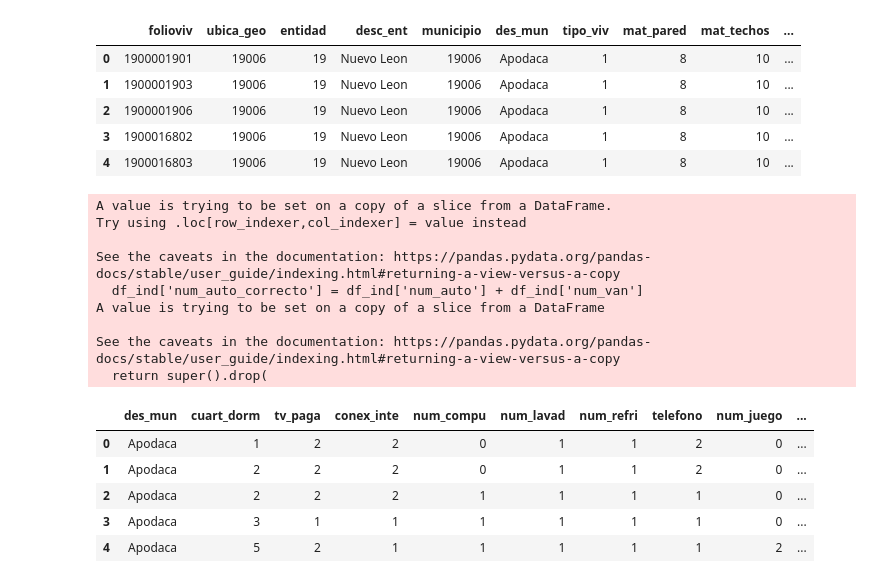
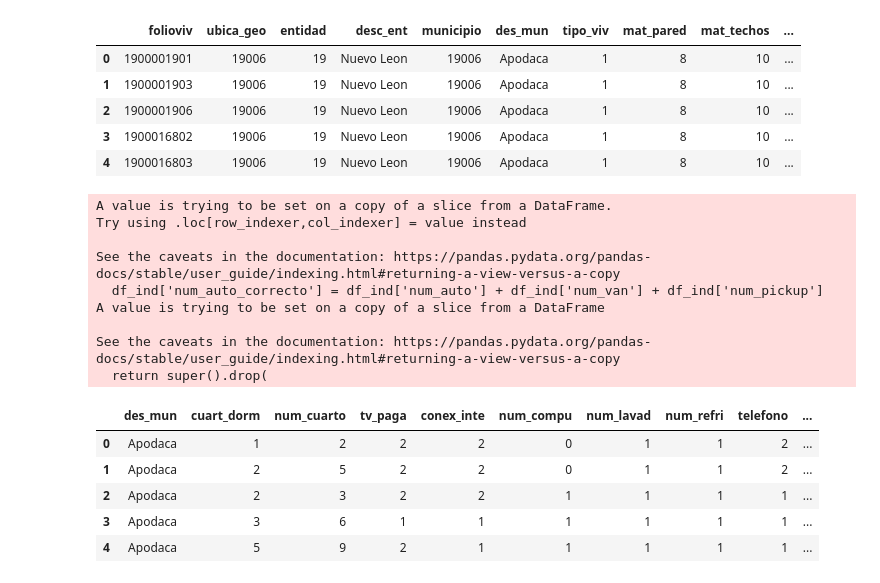
Before and after one commit to juanantoniomschz/itesm_segregacion, a Jupyter notebook: notebooks/limpieza_enigh.ipynb, the cells around one changed output. Cells and saved outputs as stored; diff of their text form; code cells hidden in the pictures.

```diff
--- a/notebooks/limpieza_enigh.ipynb
+++ b/notebooks/limpieza_enigh.ipynb
@@ -106,29 +106,29 @@ df_inegi.head()
 | 3 | 1900016802 | 19006 | 19 | Nuevo Leon | 19006 | Apodaca | 1 | 8 | 10 | ... |
 | 4 | 1900016803 | 19006 | 19 | Nuevo Leon | 19006 | Apodaca | 1 | 8 | 10 | ... |
 # %%
-cols = ['des_mun', 'cuart_dorm', 'tv_paga', 'conex_inte', 'num_compu', 'num_lavad', 'num_refri',
-       'telefono', 'num_auto','num_van','num_juego', 'ing_cor']
+cols = ['des_mun', 'cuart_dorm', 'num_cuarto', 'tv_paga', 'conex_inte', 'num_compu', 'num_lavad', 'num_refri',
+       'telefono', 'num_auto','num_van', 'num_pickup','num_juego', 'ing_cor']
 
 df_ind = df_inegi[cols]
-df_ind['num_auto_correcto'] = df_ind['num_auto'] + df_ind['num_van']
-df_ind.drop(['num_auto','num_van'], 1, inplace = True)
+df_ind['num_auto_correcto'] = df_ind['num_auto'] + df_ind['num_van'] + df_ind['num_pickup']
+df_ind.drop(['num_auto','num_van','num_pickup'], 1, inplace = True)
 df_ind.head()
 # %% [output]
 A value is trying to be set on a copy of a slice from a DataFrame.
 Try using .loc[row_indexer,col_indexer] = value instead
 
 See the caveats in the documentation: https://pandas.pydata.org/pandas-docs/stable/user_guide/indexing.html#returning-a-view-versus-a-copy
-  df_ind['num_auto_correcto'] = df_ind['num_auto'] + df_ind['num_van']
+  df_ind['num_auto_correcto'] = df_ind['num_auto'] + df_ind['num_van'] + df_ind['num_pickup']
 A value is trying to be set on a copy of a slice from a DataFrame
 
 See the caveats in the documentation: https://pandas.pydata.org/pandas-docs/stable/user_guide/indexing.html#returning-a-view-versus-a-copy
   return super().drop(
-|  | des_mun | cuart_dorm | tv_paga | conex_inte | num_compu | num_lavad | num_refri | telefono | num_juego | ... |
-| 0 | Apodaca | 1 | 2 | 2 | 0 | 1 | 1 | 2 | 0 | ... |
-| 1 | Apodaca | 2 | 2 | 2 | 0 | 1 | 1 | 2 | 0 | ... |
-| 2 | Apodaca | 2 | 2 | 2 | 1 | 1 | 1 | 1 | 0 | ... |
-| 3 | Apodaca | 3 | 1 | 1 | 1 | 1 | 1 | 1 | 0 | ... |
-| 4 | Apodaca | 5 | 2 | 1 | 1 | 1 | 1 | 1 | 2 | ... |
+|  | des_mun | cuart_dorm | num_cuarto | tv_paga | conex_inte | num_compu | num_lavad | num_refri | telefono | ... |
+| 0 | Apodaca | 1 | 2 | 2 | 2 | 0 | 1 | 1 | 2 | ... |
+| 1 | Apodaca | 2 | 5 | 2 | 2 | 0 | 1 | 1 | 2 | ... |
+| 2 | Apodaca | 2 | 3 | 2 | 2 | 1 | 1 | 1 | 1 | ... |
+| 3 | Apodaca | 3 | 6 | 1 | 1 | 1 | 1 | 1 | 1 | ... |
+| 4 | Apodaca | 5 | 9 | 2 | 1 | 1 | 1 | 1 | 1 | ... |
 # %%
 df_ind.describe()
 # %% [output]
```
Also changed, not shown: parts of 7 cells of this notebook, 9 other files.
